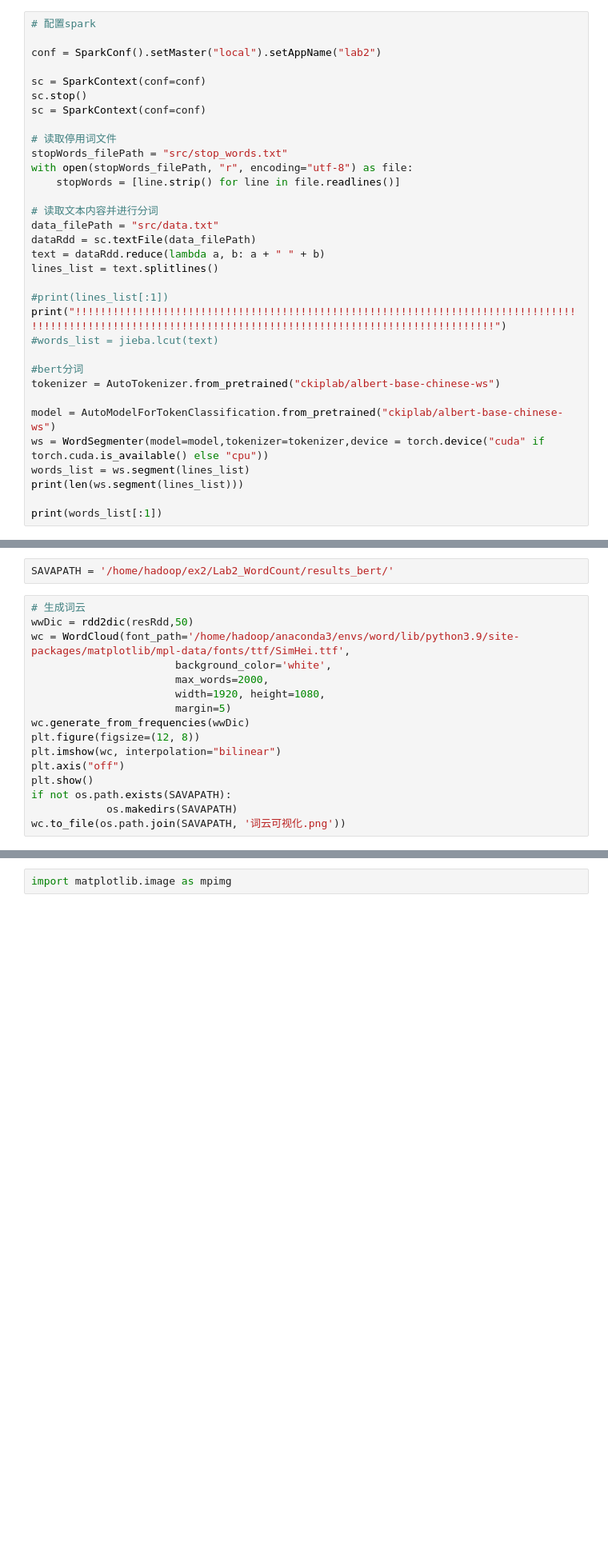
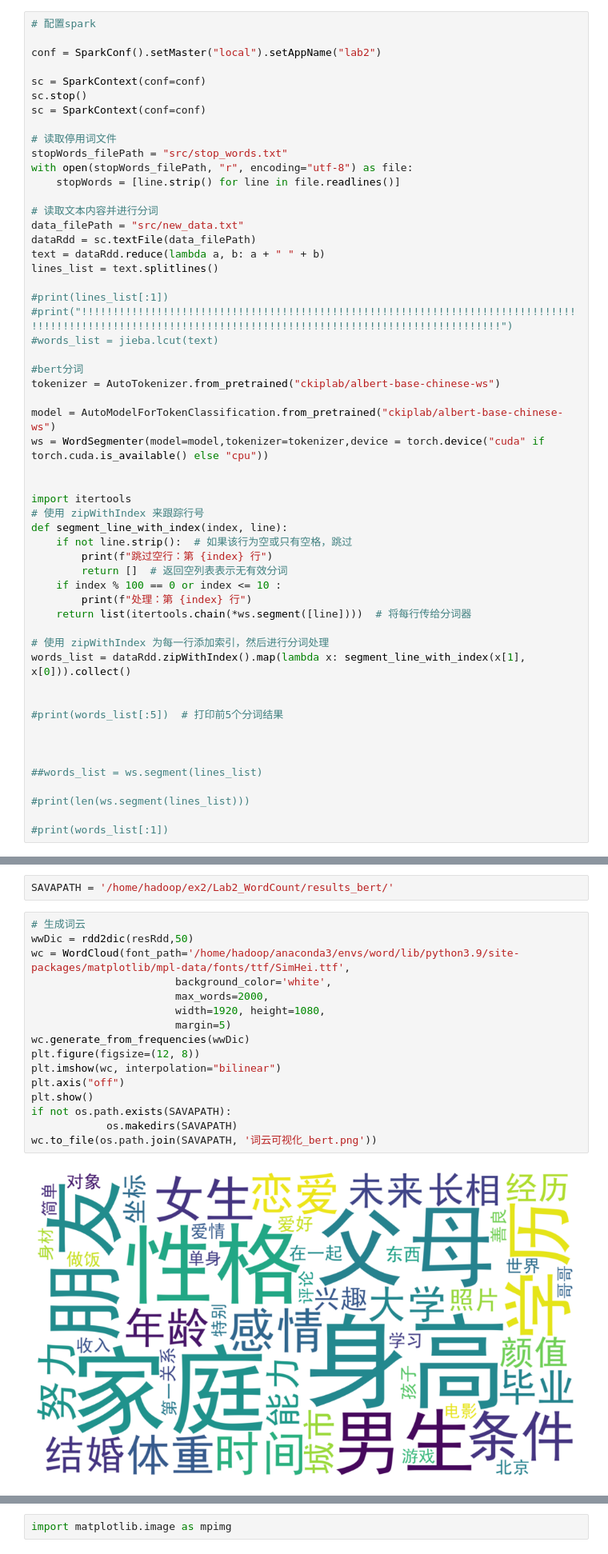
Before and after one commit to CQULeaf/Big-Data_Course_Resources, a Jupyter notebook: Lab/Lab2_WordCount/bert.ipynb, the cells around one changed output, grey strips where cells are left out. Shown at 80% size. Saved outputs shown, nothing was run; the diff lists cells and outputs as text; blank space fills up the shorter version.

Commit message:
ex2,修复了 分词结果不对的bug; bert 的输入对不齐的bug; 漏斗图可视化的时候，数据宽度都相同

```diff
--- a/Lab/Lab2_WordCount/bert.ipynb
+++ b/Lab/Lab2_WordCount/bert.ipynb
@@ -49,13 +48,13 @@ with open(stopWords_filePath, "r", encoding="utf-8") as file:
     stopWords = [line.strip() for line in file.readlines()]
 
 # 读取文本内容并进行分词
-data_filePath = "src/data.txt"
+data_filePath = "src/new_data.txt"
 dataRdd = sc.textFile(data_filePath)
 text = dataRdd.reduce(lambda a, b: a + " " + b)
 lines_list = text.splitlines()
 
 #print(lines_list[:1])
-print("!!!!!!!!!!!!!!!!!!!!!!!!!!!!!!!!!!!!!!!!!!!!!!!!!!!!!!!!!!!!!!!!!!!!!!!!!!!!!!!!!!!!!!!!!!!!!!!!!!!!!!!!!!!!!!!!!!!!!!!!!!!!!!!!!!!!!!!!!!!!!!!!!!!!!!!!!!")
+#print("!!!!!!!!!!!!!!!!!!!!!!!!!!!!!!!!!!!!!!!!!!!!!!!!!!!!!!!!!!!!!!!!!!!!!!!!!!!!!!!!!!!!!!!!!!!!!!!!!!!!!!!!!!!!!!!!!!!!!!!!!!!!!!!!!!!!!!!!!!!!!!!!!!!!!!!!!!")
 #words_list = jieba.lcut(text)
 
 #bert分词
@@ -63,8 +62,29 @@ tokenizer = AutoTokenizer.from_pretrained("ckiplab/albert-base-chinese-ws")
 
 model = AutoModelForTokenClassification.from_pretrained("ckiplab/albert-base-chinese-ws")
 ws = WordSegmenter(model=model,tokenizer=tokenizer,device = torch.device("cuda" if torch.cuda.is_available() else "cpu"))
-words_list = ws.segment(lines_list)
-print(len(ws.segment(lines_list)))
 
-print(words_list[:1])
+
+import itertools
+# 使用 zipWithIndex 来跟踪行号
+def segment_line_with_index(index, line):
+    if not line.strip():  # 如果该行为空或只有空格，跳过
+        print(f"跳过空行：第 {index} 行")
+        return []  # 返回空列表表示无有效分词
+    if index % 100 == 0 or index <= 10 :
+        print(f"处理：第 {index} 行")
+    return list(itertools.chain(*ws.segment([line])))  # 将每行传给分词器
+
+# 使用 zipWithIndex 为每一行添加索引，然后进行分词处理
+words_list = dataRdd.zipWithIndex().map(lambda x: segment_line_with_index(x[1], x[0])).collect()
+
+
+#print(words_list[:5])  # 打印前5个分词结果
+
+
+
+##words_list = ws.segment(lines_list)
+
+#print(len(ws.segment(lines_list)))
+
+#print(words_list[:1])
 # %% [output]
@@ -140,16 +193,18 @@ SAVAPATH = '/home/hadoop/ex2/Lab2_WordCount/results_bert/'
 # %%
 # 生成词云
 wwDic = rdd2dic(resRdd,50)
 wc = WordCloud(font_path='/home/hadoop/anaconda3/envs/word/lib/python3.9/site-packages/matplotlib/mpl-data/fonts/ttf/SimHei.ttf',
                        background_color='white',
                        max_words=2000,
                        width=1920, height=1080,
                        margin=5)
 wc.generate_from_frequencies(wwDic)
 plt.figure(figsize=(12, 8))
 plt.imshow(wc, interpolation="bilinear")
 plt.axis("off")
 plt.show()
 if not os.path.exists(SAVAPATH):
             os.makedirs(SAVAPATH)
-wc.to_file(os.path.join(SAVAPATH, '词云可视化.png'))
+wc.to_file(os.path.join(SAVAPATH, '词云可视化_bert.png'))
+# %% [output]
+[figure, added]
```
Also changed, not shown: parts of 11 cells of this notebook, 23 other files.
